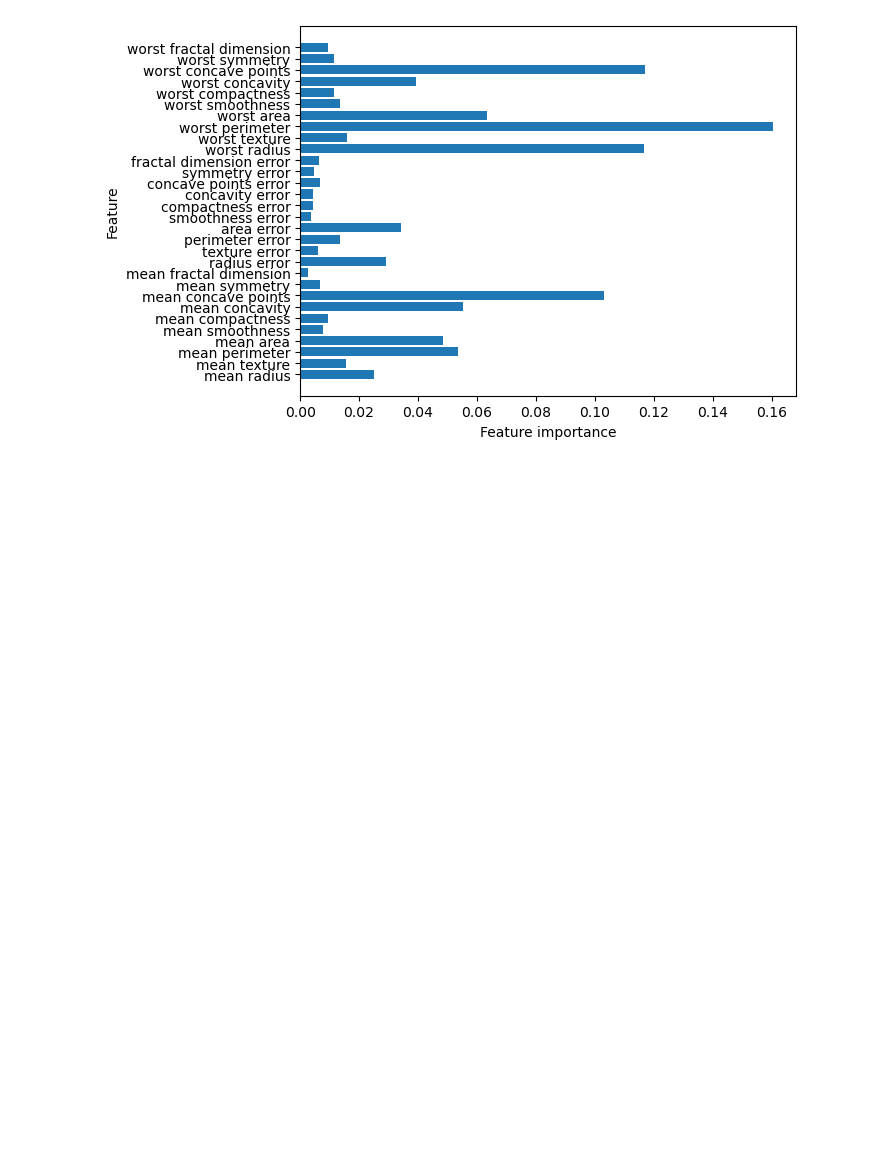
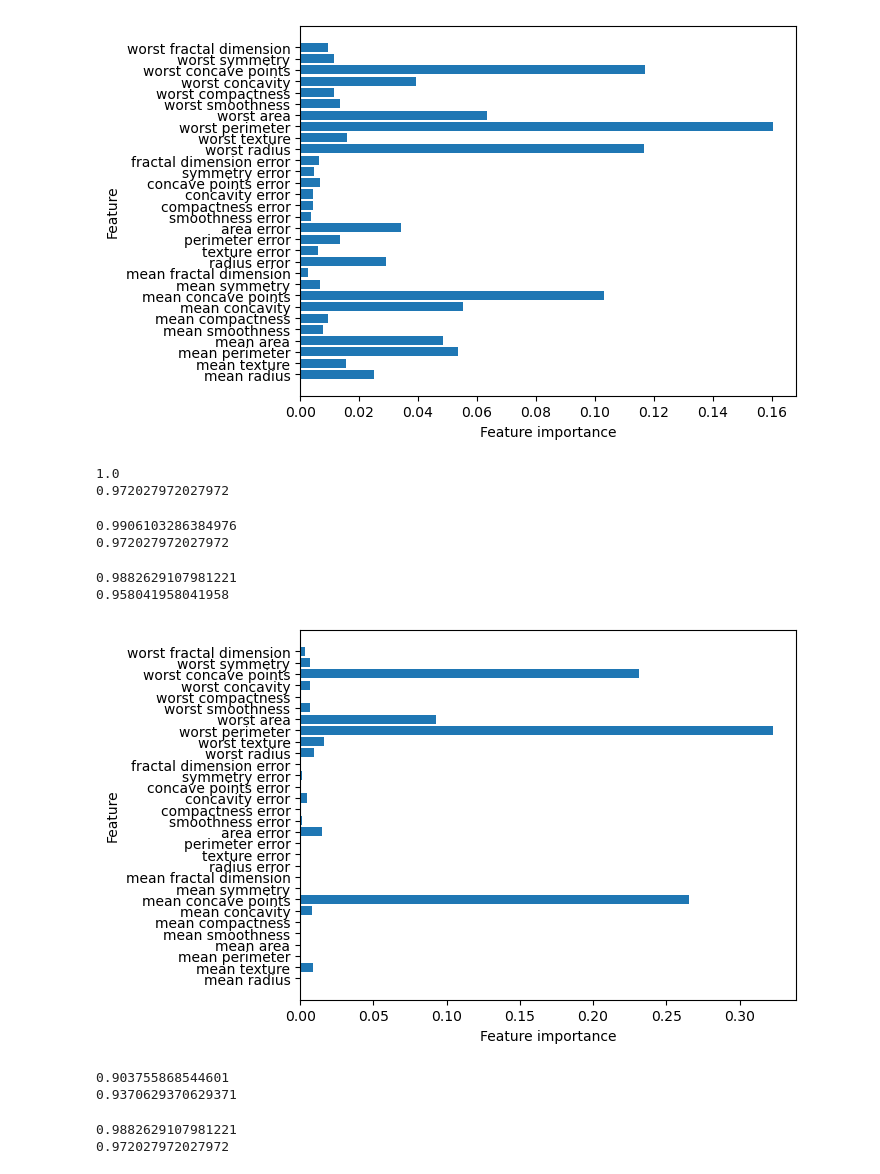
Before and after one commit to jim-franklin/intro_to_ml_with_python, a Jupyter notebook: Chapter_2/Chapter_2.ipynb, the cells around one changed output. Saved outputs shown, nothing was run; the diff lists cells and outputs as text; code cells hidden in the pictures; blank space fills up the shorter version.

```diff
--- a/Chapter_2/Chapter_2.ipynb
+++ b/Chapter_2/Chapter_2.ipynb
@@ -534,3 +534,61 @@ def plot_feature_importances_cancer(model):
 plot_feature_importances_cancer(forest)
 # %% [output]
 [figure]
+# %%
+from sklearn.ensemble import GradientBoostingClassifier
+
+X_train, X_test, y_train, y_test = train_test_split(
+    cancer.data, cancer.target, random_state=0
+)
+
+gbrt = GradientBoostingClassifier(random_state=0)
+gbrt.fit(X_train, y_train)
+
+print(gbrt.score(X_train, y_train))
+print(gbrt.score(X_test, y_test))
+# %% [output]
+1.0
+0.972027972027972
+# %%
+
+gbrt = GradientBoostingClassifier(random_state=0, max_depth=1)
+gbrt.fit(X_train, y_train)
+
+print(gbrt.score(X_train, y_train))
+print(gbrt.score(X_test, y_test))
+# %% [output]
+0.9906103286384976
+0.972027972027972
+# %%
+
+gbrt = GradientBoostingClassifier(random_state=0, learning_rate=0.01)
+gbrt.fit(X_train, y_train)
+
+print(gbrt.score(X_train, y_train))
+print(gbrt.score(X_test, y_test))
+# %% [output]
+0.9882629107981221
+0.958041958041958
+# %%
+gbrt = GradientBoostingClassifier(random_state=0, max_depth=1)
+gbrt.fit(X_train, y_train)
+
+plot_feature_importances_cancer(gbrt)
+# %% [output]
+[figure, added]
+# %%
+# SVM
+from sklearn.svm import SVC
+
+X_train, X_test, y_train, y_test = train_test_split(
+    cancer.data, cancer.target, random_state=0
+)
+
+svc = SVC()
+svc.fit(X_train, y_train)
+
+print(svc.score(X_train, y_train))
+print(svc.score(X_test, y_test))
+# %% [output]
+0.903755868544601
+0.9370629370629371
@@ -536,0 +604,9 @@ plot_feature_importances_cancer(forest)
+# %%
+svc = SVC(C=10)
+svc.fit(X_train_scaled, y_train)
+
+print(svc.score(X_train_scaled, y_train))
+print(svc.score(X_test_scaled, y_test))
+# %% [output]
+0.9882629107981221
+0.972027972027972
```
Also changed, not shown: parts of 2 cells of this notebook.
